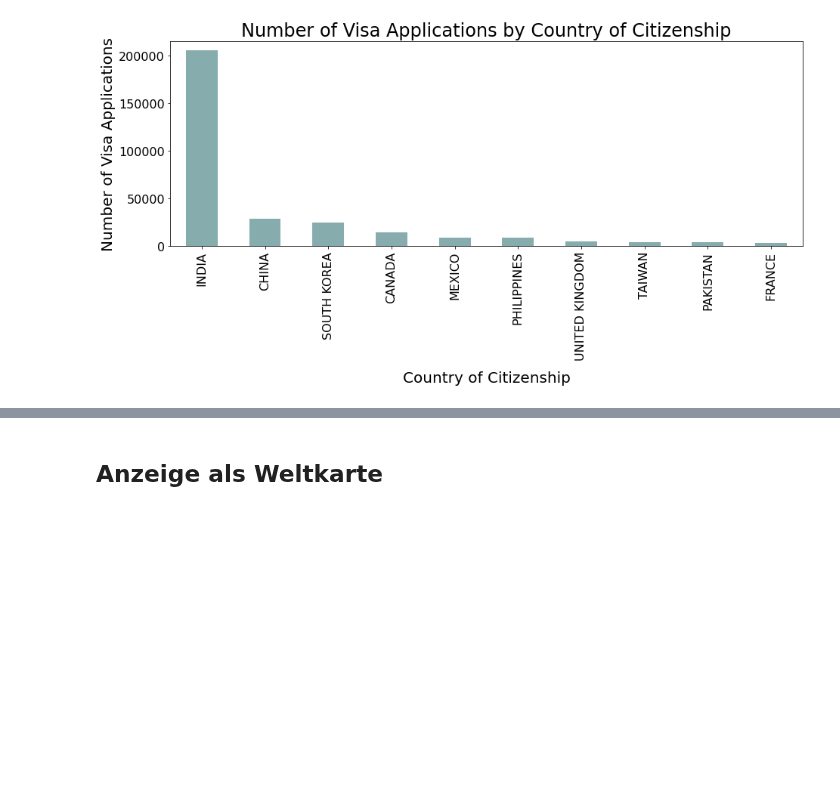
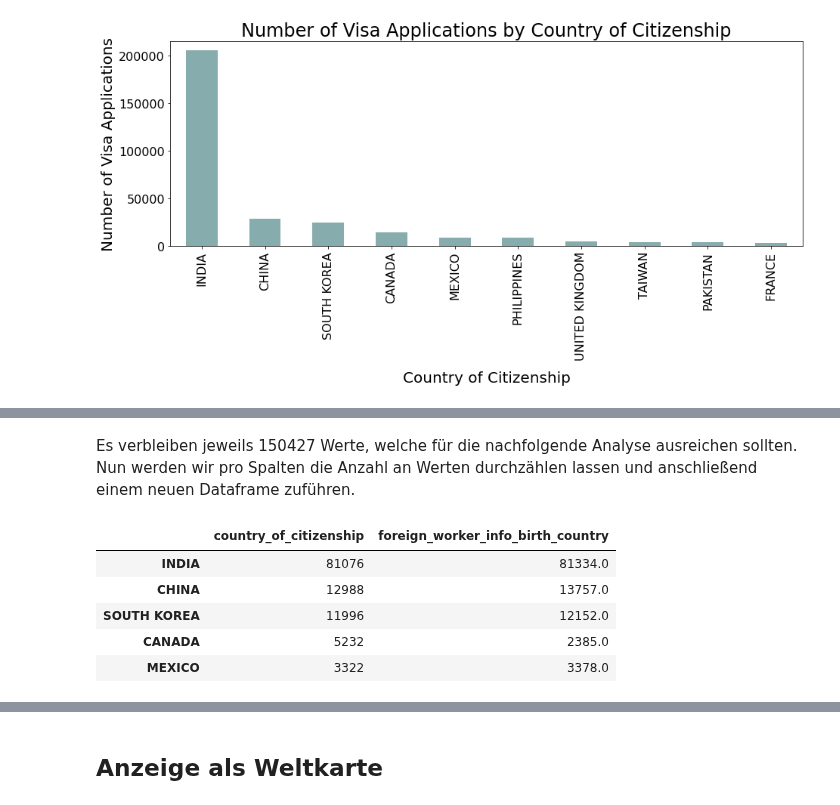
Before and after one commit to andy8001/python_visa, a Jupyter notebook: analysis/arbeitnehmerHerkunft.ipynb, the cells around one changed output, grey strips where cells are left out. Cells and saved outputs as stored; diff of their text form; code cells hidden in the pictures; blank space fills up the shorter version.

```diff
--- a/analysis/arbeitnehmerHerkunft.ipynb
+++ b/analysis/arbeitnehmerHerkunft.ipynb
@@ -11,4 +18,3 @@ plt.style.use('../own_style.mplstyle')
 # %%
-
-col_list = ["country_of_citizenship"]
+col_list = ["country_of_citizenship", "foreign_worker_info_birth_country"]
 visas_df = pd.read_csv('../data/us_perm_visas_cleaned.csv', usecols=col_list)
@@ -28,0 +61,19 @@ Ergebnis: Die meisten Arbeitnehmer kommen aus den folgenden Ländern:
+# %% [markdown]
+Es verbleiben jeweils 150427 Werte, welche für die nachfolgende Analyse ausreichen sollten.
+Nun werden wir pro Spalten die Anzahl an Werten durchzählen lassen und anschließend einem neuen Dataframe zuführen.
+# %%
+
+count_df1 = visas_df['country_of_citizenship'].value_counts().to_frame()
+count_df2 = visas_df['foreign_worker_info_birth_country'].value_counts().to_frame()
+
+
+graph_df = count_df1.join(count_df2)[:10]
+
+graph_df.head()
+# %% [output]
+|  | country_of_citizenship | foreign_worker_info_birth_country |
+| INDIA | 81076 | 81334.0 |
+| CHINA | 12988 | 13757.0 |
+| SOUTH KOREA | 11996 | 12152.0 |
+| CANADA | 5232 | 2385.0 |
+| MEXICO | 3322 | 3378.0 |
```
Also changed, not shown: parts of 19 cells of this notebook, 2 other files.
